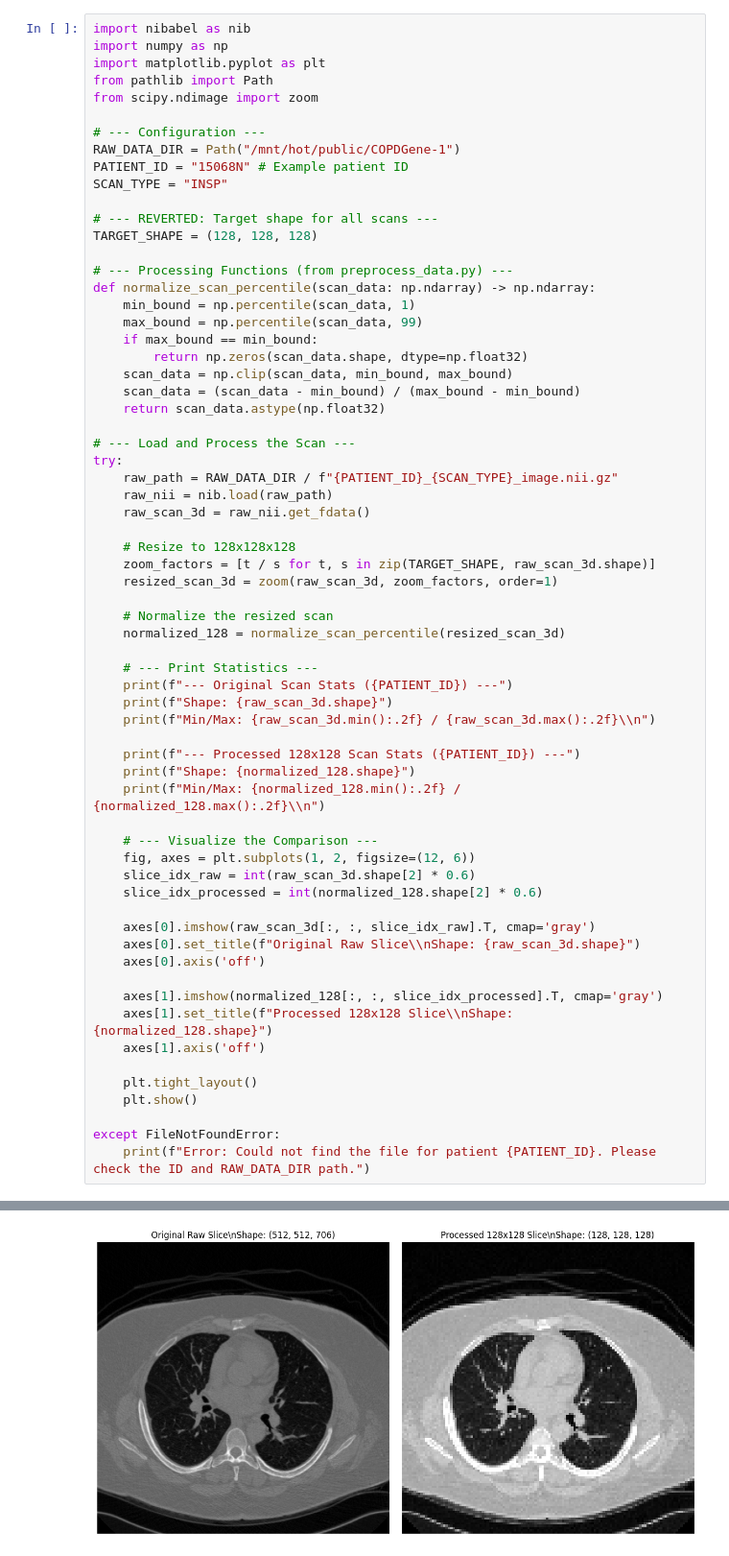
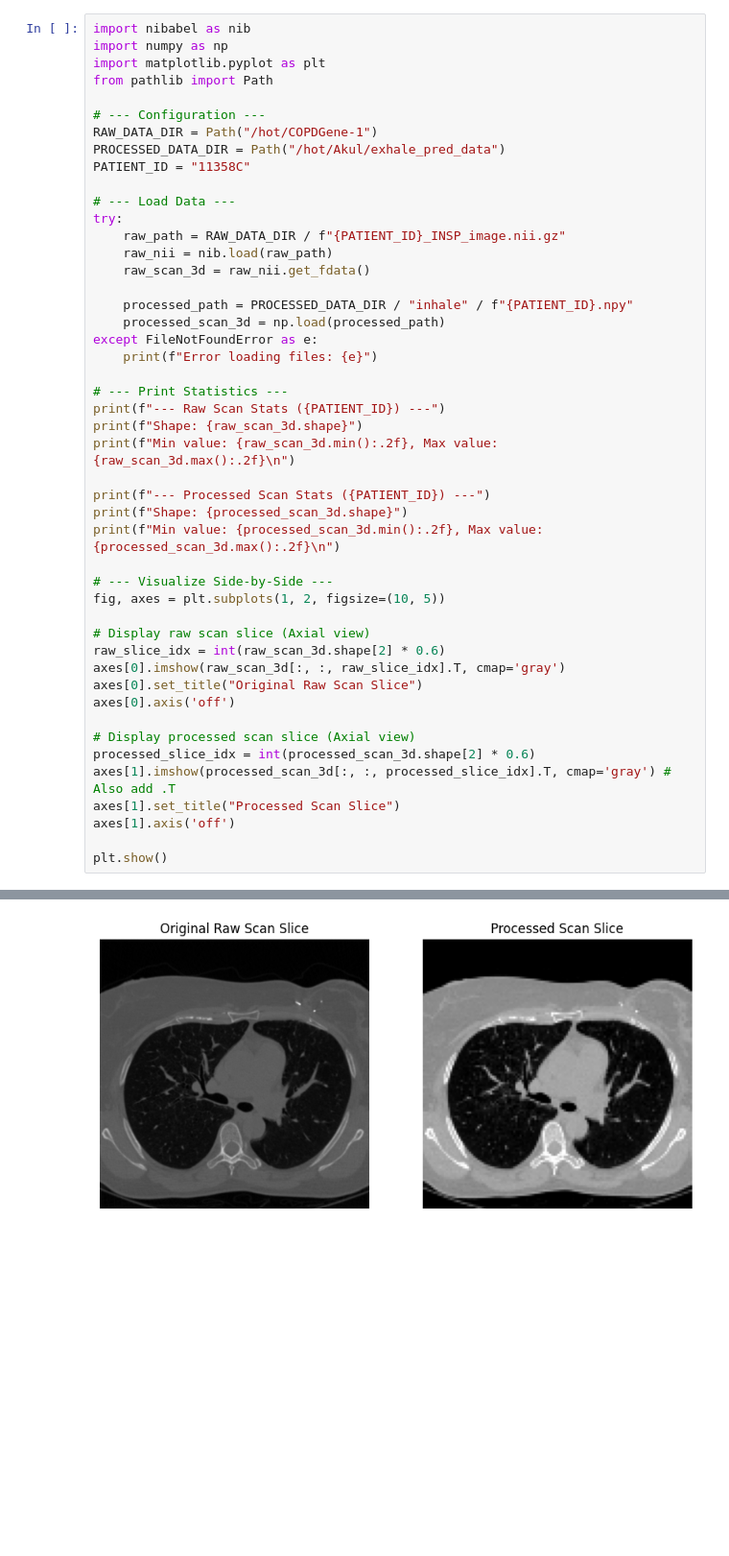
Before and after one commit to AkuSax/exhale-prediction-cvae, a Jupyter notebook: debug.ipynb, the cells around one changed output, grey strips where cells are left out. Shown at 96% size. Cells and saved outputs as stored; diff of their text form; blank space fills up the shorter version.

```diff
--- a/debug.ipynb
+++ b/debug.ipynb
@@ -3,64 +59,46 @@ import nibabel as nib
 import numpy as np
 import matplotlib.pyplot as plt
 from pathlib import Path
-from scipy.ndimage import zoom
 
 # --- Configuration ---
-RAW_DATA_DIR = Path("/mnt/hot/public/COPDGene-1")
-PATIENT_ID = "15068N" # Example patient ID
-SCAN_TYPE = "INSP"
+RAW_DATA_DIR = Path("/hot/COPDGene-1")
+PROCESSED_DATA_DIR = Path("/hot/Akul/exhale_pred_data")
+PATIENT_ID = "11358C"
 
-# --- REVERTED: Target shape for all scans ---
-TARGET_SHAPE = (128, 128, 128)
-
-# --- Processing Functions (from preprocess_data.py) ---
-def normalize_scan_percentile(scan_data: np.ndarray) -> np.ndarray:
-    min_bound = np.percentile(scan_data, 1)
-    max_bound = np.percentile(scan_data, 99)
-    if max_bound == min_bound:
-        return np.zeros(scan_data.shape, dtype=np.float32)
-    scan_data = np.clip(scan_data, min_bound, max_bound)
-    scan_data = (scan_data - min_bound) / (max_bound - min_bound)
-    return scan_data.astype(np.float32)
-
-# --- Load and Process the Scan ---
+# --- Load Data ---
 try:
-    raw_path = RAW_DATA_DIR / f"{PATIENT_ID}_{SCAN_TYPE}_image.nii.gz"
+    raw_path = RAW_DATA_DIR / f"{PATIENT_ID}_INSP_image.nii.gz"
     raw_nii = nib.load(raw_path)
     raw_scan_3d = raw_nii.get_fdata()
 
-    # Resize to 128x128x128
-    zoom_factors = [t / s for t, s in zip(TARGET_SHAPE, raw_scan_3d.shape)]
-    resized_scan_3d = zoom(raw_scan_3d, zoom_factors, order=1)
+    processed_path = PROCESSED_DATA_DIR / "inhale" / f"{PATIENT_ID}.npy"
+    processed_scan_3d = np.load(processed_path)
+except FileNotFoundError as e:
+    print(f"Error loading files: {e}")
 
-    # Normalize the resized scan
-    normalized_128 = normalize_scan_percentile(resized_scan_3d)
+# --- Print Statistics ---
+print(f"--- Raw Scan Stats ({PATIENT_ID}) ---")
+print(f"Shape: {raw_scan_3d.shape}")
+print(f"Min value: {raw_scan_3d.min():.2f}, Max value: {raw_scan_3d.max():.2f}\n")
 
-    # --- Print Statistics ---
-    print(f"--- Original Scan Stats ({PATIENT_ID}) ---")
-    print(f"Shape: {raw_scan_3d.shape}")
-    print(f"Min/Max: {raw_scan_3d.min():.2f} / {raw_scan_3d.max():.2f}\\n")
+print(f"--- Processed Scan Stats ({PATIENT_ID}) ---")
+print(f"Shape: {processed_scan_3d.shape}")
+print(f"Min value: {processed_scan_3d.min():.2f}, Max value: {processed_scan_3d.max():.2f}\n")
 
-    print(f"--- Processed 128x128 Scan Stats ({PATIENT_ID}) ---")
-    print(f"Shape: {normalized_128.shape}")
-    print(f"Min/Max: {normalized_128.min():.2f} / {normalized_128.max():.2f}\\n")
+# --- Visualize Side-by-Side ---
+fig, axes = plt.subplots(1, 2, figsize=(10, 5))
 
-    # --- Visualize the Comparison ---
-    fig, axes = plt.subplots(1, 2, figsize=(12, 6))
-    slice_idx_raw = int(raw_scan_3d.shape[2] * 0.6)
-    slice_idx_processed = int(normalized_128.shape[2] * 0.6)
+# Display raw scan slice (Axial view)
+raw_slice_idx = int(raw_scan_3d.shape[2] * 0.6)
+axes[0].imshow(raw_scan_3d[:, :, raw_slice_idx].T, cmap='gray')
+axes[0].set_title("Original Raw Scan Slice")
+axes[0].axis('off')
 
-    axes[0].imshow(raw_scan_3d[:, :, slice_idx_raw].T, cmap='gray')
-    axes[0].set_title(f"Original Raw Slice\\nShape: {raw_scan_3d.shape}")
-    axes[0].axis('off')
+# Display processed scan slice (Axial view)
+processed_slice_idx = int(processed_scan_3d.shape[2] * 0.6)
+axes[1].imshow(processed_scan_3d[:, :, processed_slice_idx].T, cmap='gray') # Also add .T
+axes[1].set_title("Processed Scan Slice")
+axes[1].axis('off')
 
-    axes[1].imshow(normalized_128[:, :, slice_idx_processed].T, cmap='gray')
-    axes[1].set_title(f"Processed 128x128 Slice\\nShape: {normalized_128.shape}")
-    axes[1].axis('off')
-
-    plt.tight_layout()
-    plt.show()
-
-except FileNotFoundError:
-    print(f"Error: Could not find the file for patient {PATIENT_ID}. Please check the ID and RAW_DATA_DIR path.")
+plt.show()
 # %% [output]
@@ -73 +112 @@ Min/Max: 0.00 / 1.00\n
-[figure, old version]
+[figure, new version]
```
Also changed, not shown: parts of 7 cells of this notebook.
